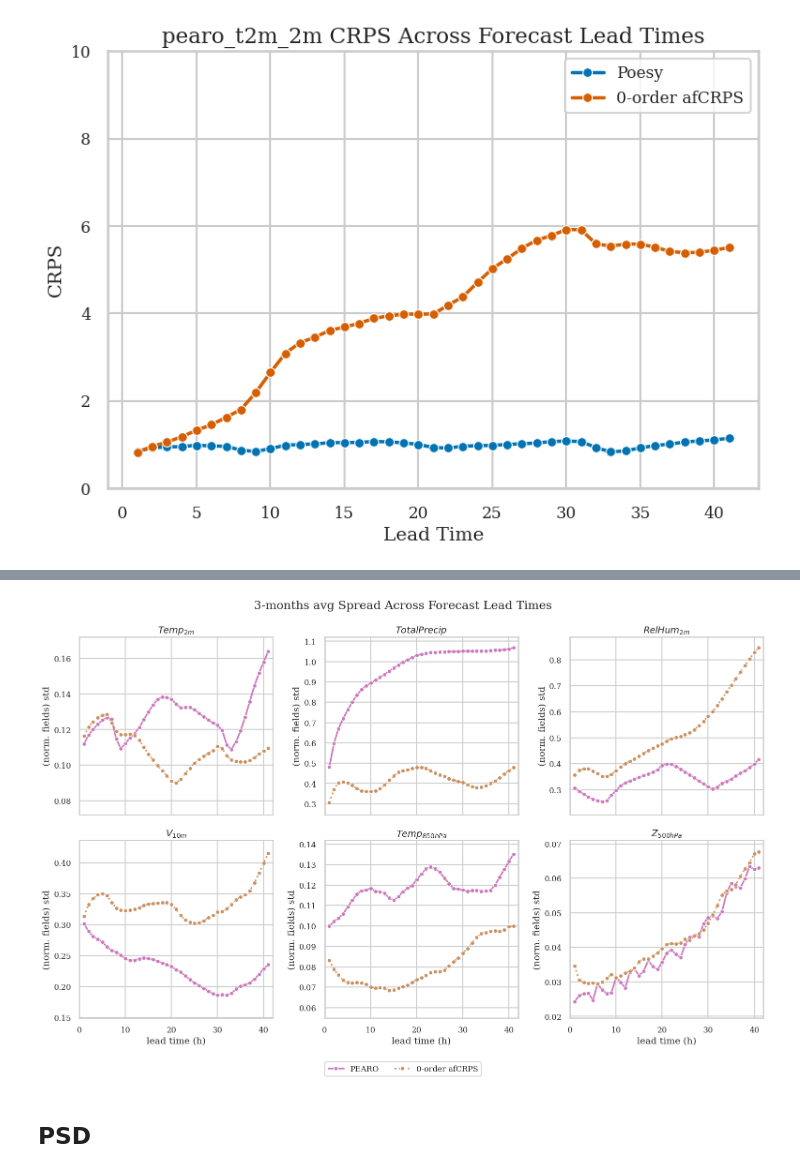
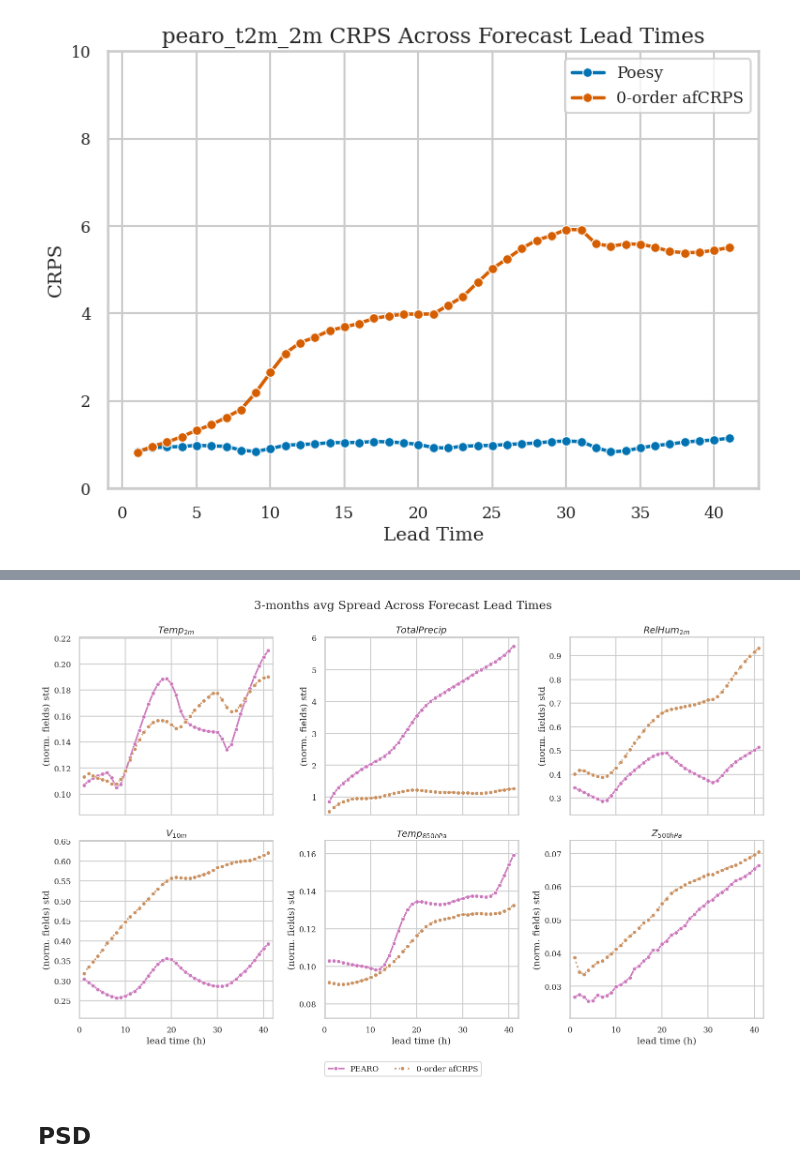
Before and after one commit to AdrienAudren/py4cast, a Jupyter notebook: tbparse.ipynb, the cells around one changed output, grey strips where cells are left out. Cells and saved outputs as stored; diff of their text form; code cells hidden in the pictures.

```diff
--- a/tbparse.ipynb
+++ b/tbparse.ipynb
@@ -590,8 +590,8 @@ handles, labels = None, None
 for i, var in enumerate(vars):
     ax = axes[i // 3, i % 3]
 
-    poesy_crps = np.load(f"/data/titan_21var/afcrps_0order_5em4/test_poesy_6var_1rlt/pearo_crps_plot_per_param_{var}.npy")
-    order0_crps = np.load(f"/data/titan_21var/afcrps_0order_5em4/test_poesy_6var_1rlt/preds_crps_plot_per_param_{var}.npy")
+    poesy_crps = np.load(f"/data/titan_21var/afcrps_0order_5em4/test_poesy_6var/pearo_crps_plot_per_param_{var}.npy")
+    order0_crps = np.load(f"/data/titan_21var/afcrps_0order_5em4/test_poesy_6var/preds_crps_plot_per_param_{var}.npy")
 
     sns.lineplot(x=lead_times, y=poesy_crps,
                  label="PEARO", linewidth=2, color=palette[0], ax=ax, linestyle='-', marker="o", markersize=6)
@@ -621,4 +621,11 @@ plt.show()
 # %%
+import matplotlib.pyplot as plt
+import seaborn as sns
+import numpy as np
+
+# Colorblind-friendly palette
+palette = sns.color_palette("colorblind")
+
 sns.set(style="whitegrid", context="talk", font_scale=1.2)
 plt.rcParams.update({
     "text.usetex": False,
@@ -648,8 +655,8 @@ handles, labels = None, None
 for i, var in enumerate(vars):
     ax = axes[i // 3, i % 3]
 
-    poesy_rse = np.load(f"/data/titan_21var/afcrps_0order_5em4/test_poesy_6var_1rlt/pearo_spread_error_ratio_plot_per_param_{var}.npy")
-    order0_rse = np.load(f"/data/titan_21var/afcrps_0order_5em4/test_poesy_6var_1rlt/preds_spread_error_ratio_plot_per_param_{var}.npy")
+    poesy_rse = np.load(f"/data/titan_21var/afcrps_0order_5em4/test_poesy_6var/pearo_spread_error_ratio_plot_per_param_{var}.npy")
+    order0_rse = np.load(f"/data/titan_21var/afcrps_0order_5em4/test_poesy_6var/preds_spread_error_ratio_plot_per_param_{var}.npy")
 
     sns.lineplot(x=lead_times, y=poesy_rse,
                  label="PEARO", linewidth=2.5, color=palette[2], ax=ax, linestyle='-', marker="o", markersize=6)
@@ -681,4 +688,11 @@ plt.show()
 # %%
+import matplotlib.pyplot as plt
+import seaborn as sns
+import numpy as np
+
+# Colorblind-friendly palette
+palette = sns.color_palette("colorblind")
+
 sns.set(style="whitegrid", context="talk", font_scale=1.2)
 plt.rcParams.update({
     "text.usetex": False,
@@ -708,38 +722,38 @@ handles, labels = None, None
 for i, var in enumerate(vars):
     ax = axes[i // 3, i % 3]
 
-    log_dir = "/data/titan_21var/afcrps_0order_5em4/test_poesy_6var_1rlt/Test_std_timestep_"+var+"_poesy_refacto_EURW1S40_refacto/"
+    log_dir = "/data/titan_21var/afcrps_0order_5em4/test_poesy_6var/Test_std_timestep_"+var+"_poesy_refacto_EURW1S40_refacto/"
     reader = SummaryReader(log_dir)
     poesy_std = reader.scalars
-    log_dir = "/data/titan_21var/afcrps_0order_5em4/test_poesy_6var_1rlt/Test_std_timestep_"+var+"_preds"
+    log_dir = "/data/titan_21var/afcrps_0order_5em4/test_poesy_6var/Test_std_timestep_"+var+"_preds"
     reader = SummaryReader(log_dir)
     order0_std = reader.scalars
 
     sns.lineplot(x=lead_times, y=poesy_std['value'],
                  label="PEARO", linewidth=2.5, color=palette[4], ax=ax, linestyle='-', marker="o", markersize=6)
     sns.lineplot(x=lead_times, y=order0_std['value'],
                  label="0-order afCRPS", linewidth=2.5, color=palette[5], ax=ax, linestyle=':', marker="o", markersize=6)
 
     ax.set_xlabel("lead time (h)")
     ax.set_ylabel("(norm. fields) std")
     ax.set_ylim(np.min((poesy_std['value'], order0_std['value'])) * 0.8, np.max((poesy_std['value'], order0_std['value'])) * 1.05)
     ax.set_xlim(0, 42)
     ax.set_title(var_name[i], fontsize=14, weight='bold')
     ax.legend(loc="best", frameon=True)
     # Capture legend handles once
     if handles is None and labels is None:
         handles, labels = ax.get_legend_handles_labels()
     ax.get_legend().remove()  # remove subplot legends
 
 plt.tight_layout()
 # Add global title
 fig.suptitle("3-months avg Spread Across Forecast Lead Times", fontsize=18, y=1.02)
 # Add global legend at bottom
 fig.legend(handles, labels, loc="lower center", ncol=2, frameon=True, fontsize=12)
 plt.subplots_adjust(bottom=0.13)
 plt.show()
 # %% [output]
-[figure, old version]
+[figure, new version]
 # %% [markdown]
 ## PSD
 # %%
```
Also changed, not shown: parts of 3 cells of this notebook, 7 other files.
